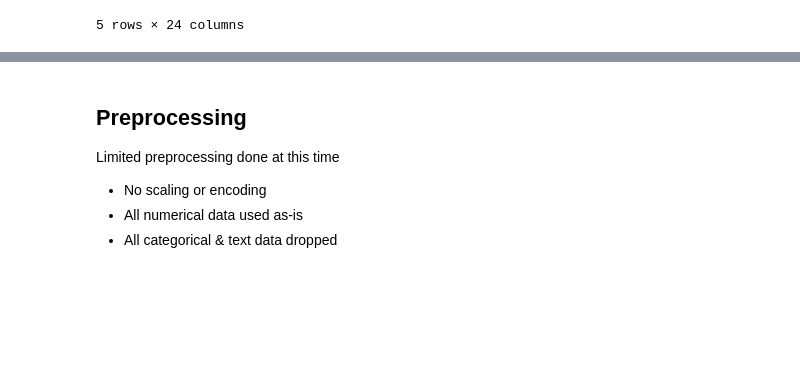
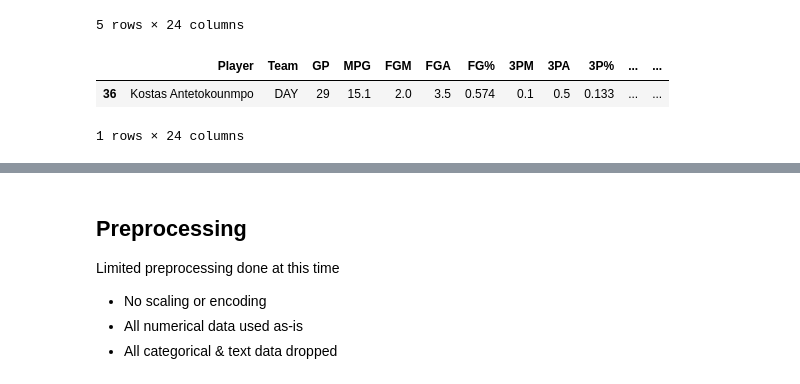
Before and after one commit to thorson-skywalker/NBA_draft_analysis, a Jupyter notebook: ML/ml_testing.ipynb, the cells around one changed output, grey strips where cells are left out. Saved outputs shown, nothing was run; the diff lists cells and outputs as text; code cells hidden in the pictures; blank space fills up the shorter version.

```diff
--- a/ML/ml_testing.ipynb
+++ b/ML/ml_testing.ipynb
@@ -23,3 +23,9 @@ raw_df.head()
 | 3 | Mo Bamba | UT | 30 | 30.2 | 4.9 | 9.0 | 0.541 | 0.5 | 1.7 | 0.275 | ... | ... |
 | 4 | Collin Sexton | UA | 33 | 29.9 | 5.9 | 13.3 | 0.447 | 1.3 | 4.0 | 0.336 | ... | ... |
 5 rows × 24 columns
+# %%
+raw_df[(raw_df['PPG'] < 10) & (raw_df['Pk'] > 0)]
+# %% [output]
+|  | Player | Team | GP | MPG | FGM | FGA | FG% | 3PM | 3PA | 3P% | ... | ... |
+| 36 | Kostas Antetokounmpo | DAY | 29 | 15.1 | 2.0 | 3.5 | 0.574 | 0.1 | 0.5 | 0.133 | ... | ... |
+1 rows × 24 columns
```
Also changed, not shown: parts of 8 cells of this notebook, 1 other file.
